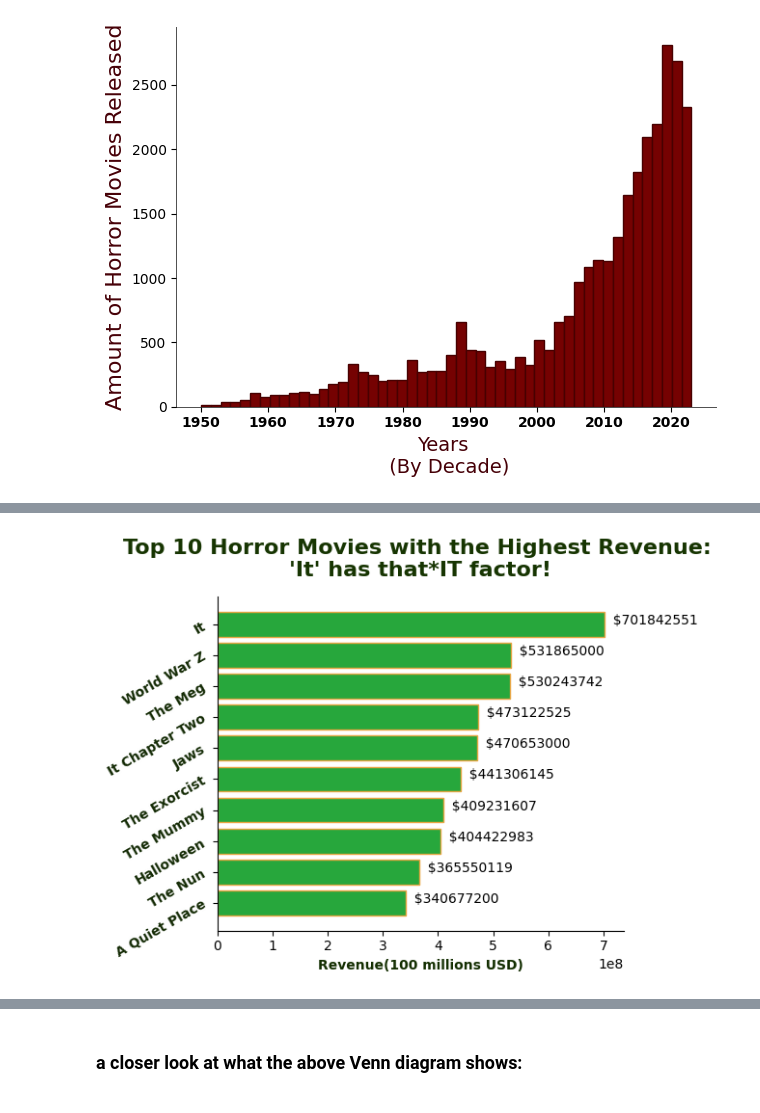
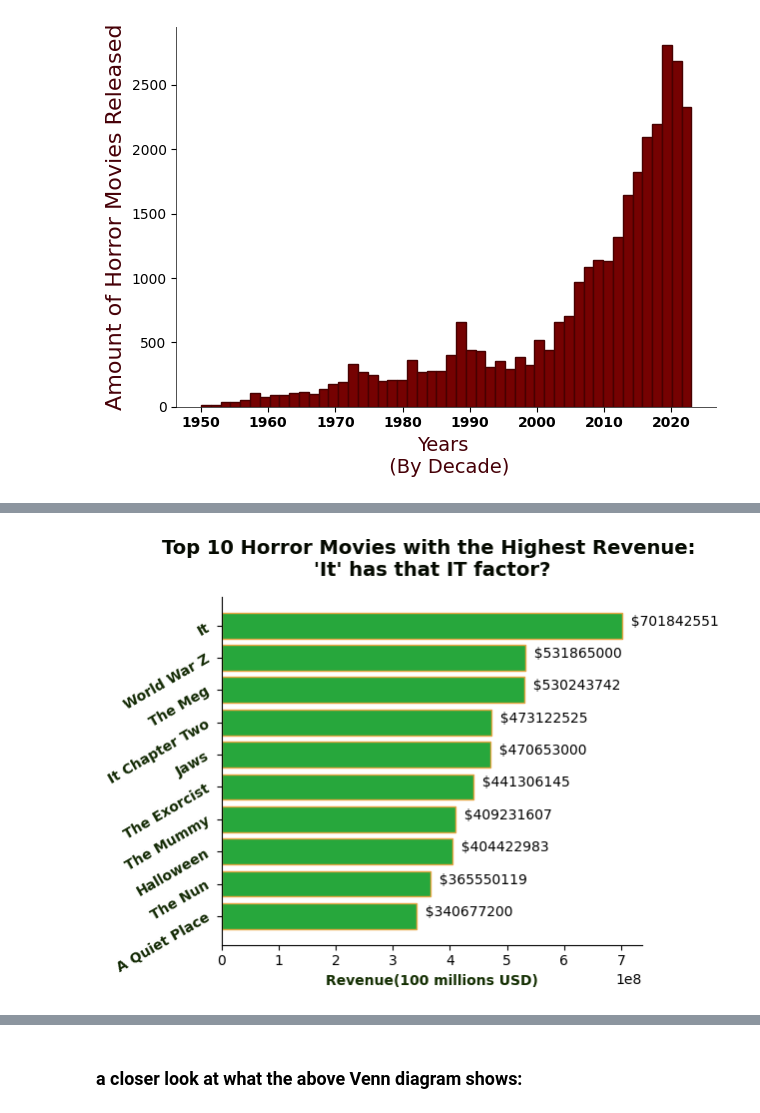
Before and after one commit to JessicaLindsey5514/The_Perfect_Horror_Movie, a Jupyter notebook: Notebooks/perfect_horror_movie.ipynb, the cells around one changed output, grey strips where cells are left out. Saved outputs shown, nothing was run; the diff lists cells and outputs as text; code cells hidden in the pictures.

```diff
--- a/Notebooks/perfect_horror_movie.ipynb
+++ b/Notebooks/perfect_horror_movie.ipynb
@@ -1008,33 +1031,33 @@ don't forget inflation! most of these movies will be newer because of that. Whic
 category = "title"
 values = "revenue"
 movie_rev = horror_df.groupby(category)[values].sum().sort_values(ascending=False)
 movie_rev_10 = movie_rev.head(10)
 
 
 
 fig, ax = plt.subplots()
 
 
 ax.barh(movie_rev_10.index, movie_rev_10.values, align='center', edgecolor= "#E7A542", color="#27A73C")
 
 ax = plt.gca()
 ax.spines["top"].set_visible(False)
 ax.spines["right"].set_visible(False)
 
 ax.invert_yaxis()
 ax.set_xlabel('Revenue(100 millions USD)', color= "#132E01", fontweight= 'bold')
-ax.set_title("Top 10 Horror Movies with the Highest Revenue: \n'It' has that*IT factor!", color= "#173502", fontsize=16, fontweight='bold', pad= 15)
+ax.set_title("Top 10 Horror Movies with the Highest Revenue: \n'It' has that IT factor?", color= "#050A01", fontsize=14, fontweight='bold', pad= 15)
 
 custom_labels = movie_rev_10.index
 ax.set_yticklabels(custom_labels, color = "#122903", fontsize=10, fontweight="bold", rotation=30, ha="right")
 
 
 for index, value in enumerate(movie_rev_10.values):
     plt.text(value + 50, index, str(f"  ${movie_rev_10.values[index]}"))
 
 plt.tight_layout()
 plt.savefig('../Visualizations/top_horrormovie_rev.png')
 plt.show()
 # %% [output]
-[figure, old version]
+[figure, new version]
 # %% [markdown]
```
Also changed, not shown: parts of 59 cells of this notebook, 5 other files.
